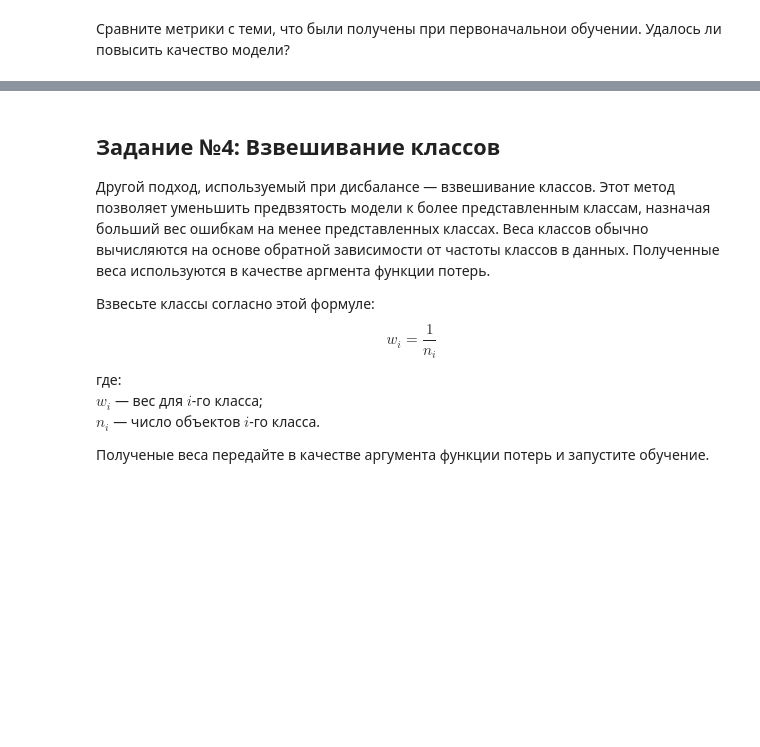
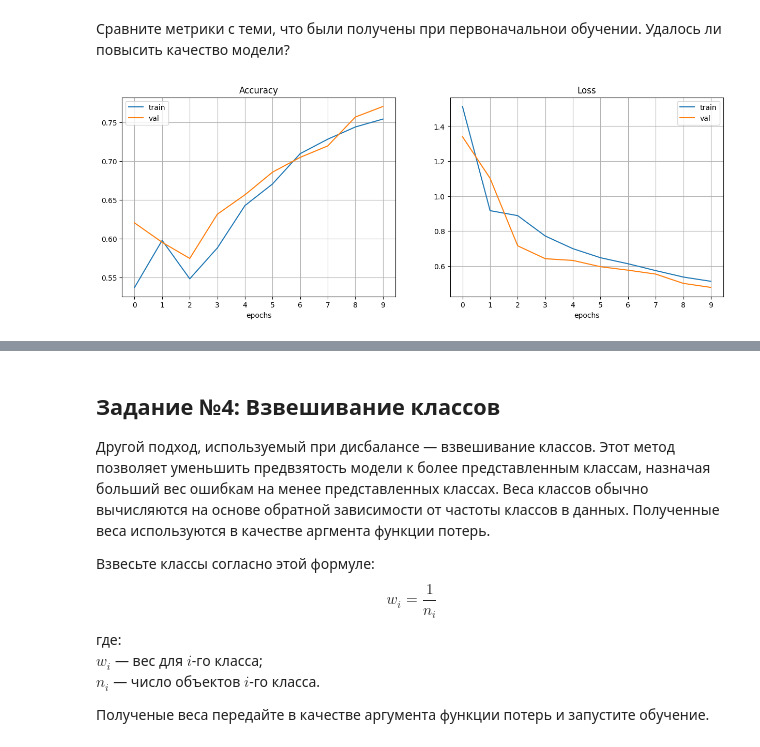
Before and after one commit to br0fire/HSE_CV, a Jupyter notebook: HW1/ДЗ_Классификация_изображений.ipynb, the cells around one changed output, grey strips where cells are left out. Cells and saved outputs as stored; diff of their text form; code cells hidden in the pictures; blank space fills up the shorter version.

```diff
--- a/HW1/ДЗ_Классификация_изображений.ipynb
+++ b/HW1/ДЗ_Классификация_изображений.ipynb
@@ -111,0 +365,2 @@ Resampling включает в себя ве техники — **under**samplin
+# %%
+sample_weights = class_weights[labels]
@@ -111,0 +371,13 @@ Resampling включает в себя ве техники — **under**samplin
+# %%
+sampler = WeightedRandomSampler(weights=sample_weights, num_samples=len(labels), replacement=True)
+# %%
+balanced_train_loader = DataLoader(imbalanced_train_data,
+                                     batch_size=64,
+                                     worker_init_fn=seed_worker,
+                                     generator=g,
+                                     sampler=sampler)
+# %%
+model = efficientnet_b0(num_classes=2).to(device)
+criterion = nn.CrossEntropyLoss()
+optimizer = optim.AdamW(model.parameters(), lr=1e-3, weight_decay=1e-4)
+train_acc_arr, train_loss_arr, val_acc_arr, val_loss_arr = run_exp(model, balanced_train_loader, test_loader, criterion, optimizer, "sampler", epochs=10, return_arrays=True)
@@ -115,0 +405,4 @@ Resampling включает в себя ве техники — **under**samplin
+# %%
+print_plots(train_acc_arr, train_loss_arr, val_acc_arr, val_loss_arr)
+# %% [output]
+[figure, added]
```
Also changed, not shown: parts of 51 cells of this notebook, 1 other file.
